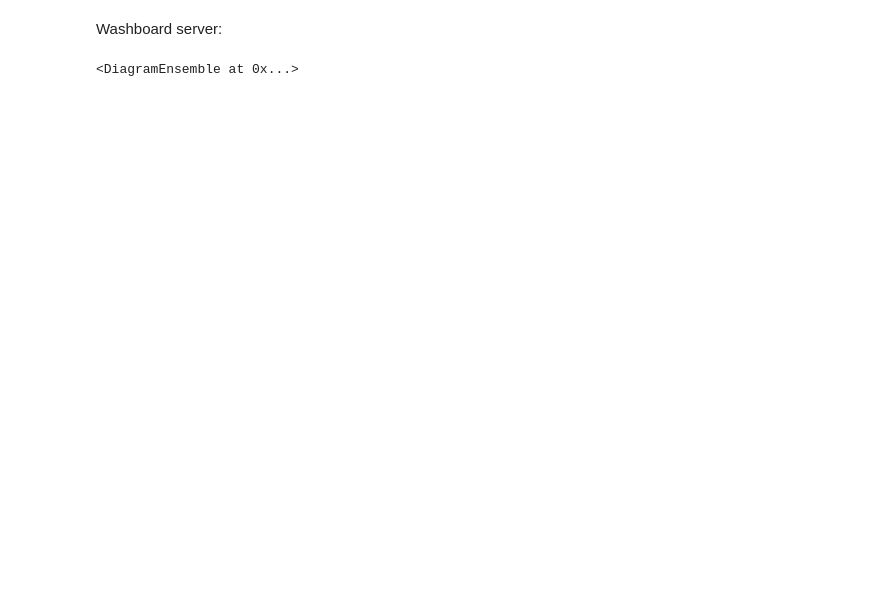
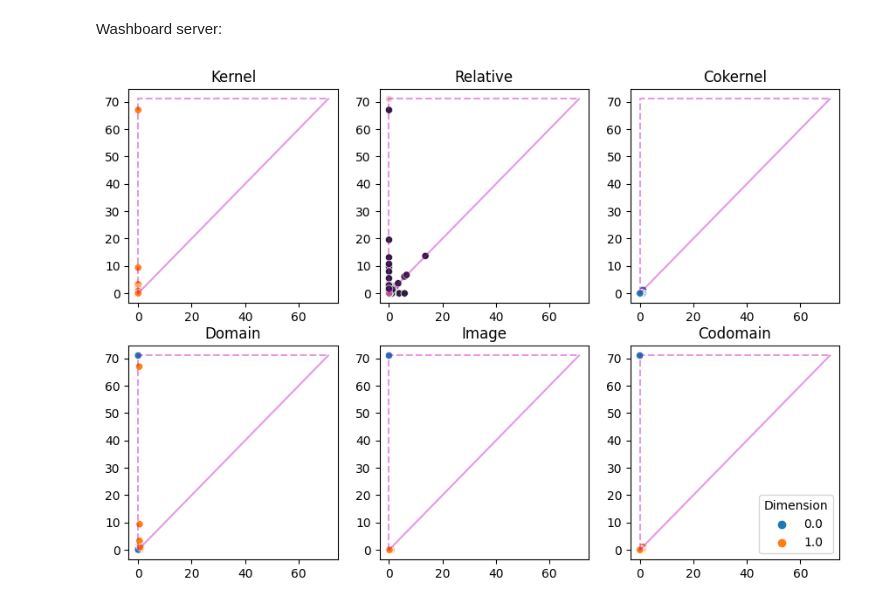
Before and after one commit to abhinavnatarajan/Chalc, a Jupyter notebook: docs/example.ipynb, the cells around one changed output. Saved outputs shown, nothing was run; the diff lists cells and outputs as text; code cells hidden in the pictures; blank space fills up the shorter version.

```diff
--- a/docs/example.ipynb
+++ b/docs/example.ipynb
@@ -36,8 +37,8 @@ print(f'{len(K.simplices[2])} 2-simplices')
 # %% [markdown]
 Washboard server:
 # %%
-dgms, entrance_times, dimensions = ch.sixpack.compute(points, colours, k=1)
-truncation = truncation = max(entrance_times) * 1.01
-dgms
+dgms = ch.sixpack.compute(points, colours, dom=[0,], method="chromatic alpha")
+truncation =  max(dgms.entrance_times) * 1.01
+fig = ch.sixpack.plot_sixpack(dgms, truncation, max_diagram_dim=1)
 # %% [output]
-<DiagramEnsemble at 0x...>
+[figure, added]
```
Also changed, not shown: parts of 6 cells of this notebook, 18 other files.
